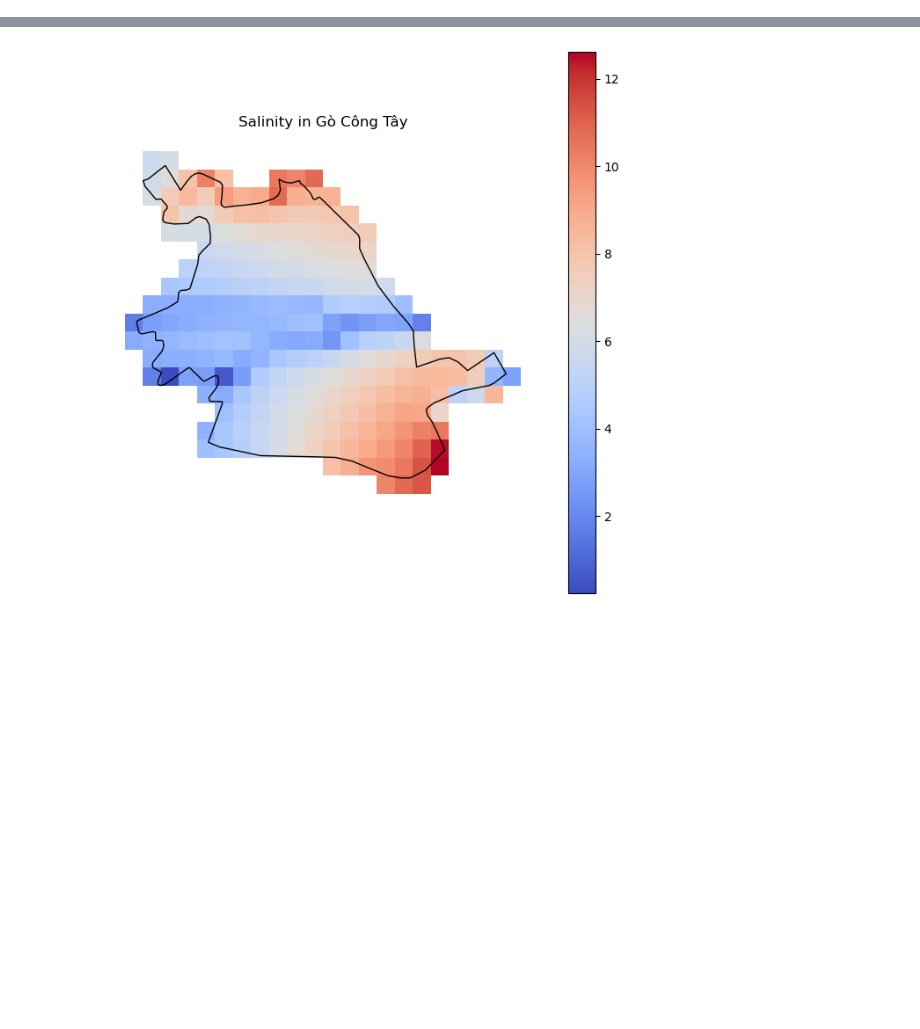
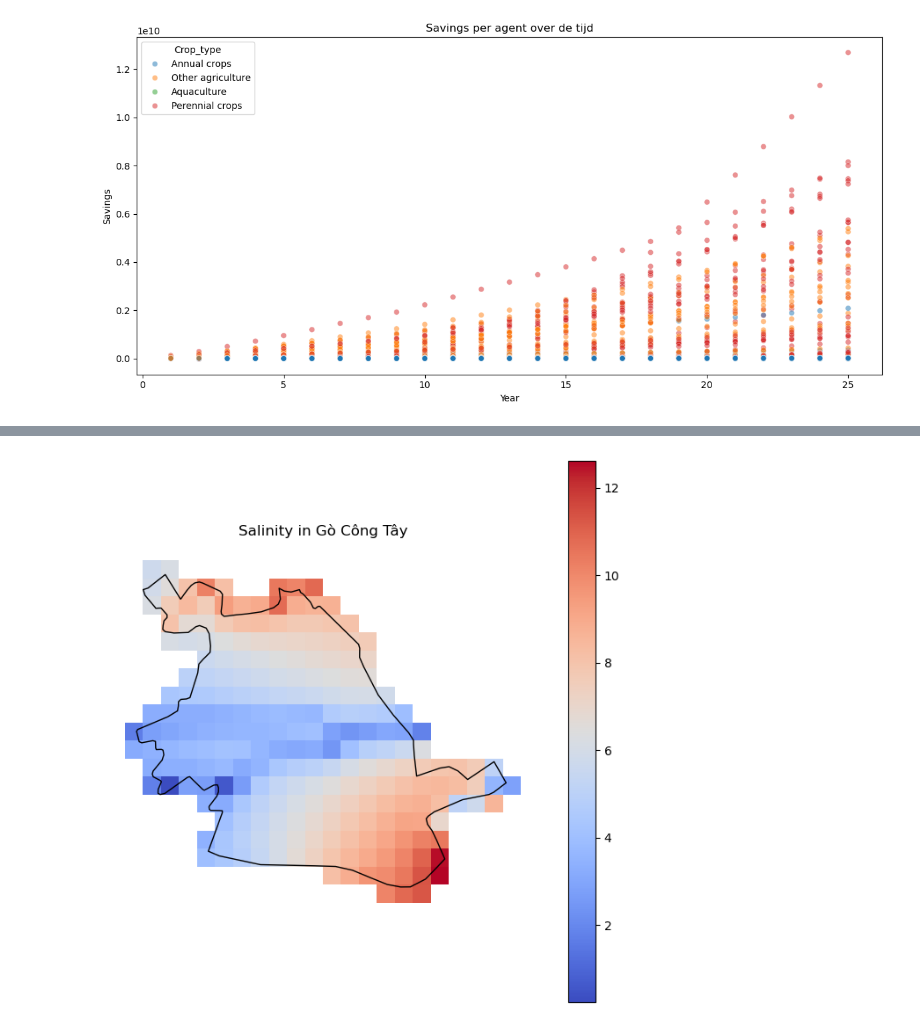
Before and after one commit to Juliettevanalst/Thesis, a Jupyter notebook: Model_Version3/Model_run3.ipynb, the cells around one changed output, grey strips where cells are left out. Saved outputs shown, nothing was run; the diff lists cells and outputs as text; code cells hidden in the pictures; blank space fills up the shorter version.

```diff
--- a/Model_Version3/Model_run3.ipynb
+++ b/Model_Version3/Model_run3.ipynb
@@ -55,0 +46,5 @@ model_data
+# %%
+agent_data = model.datacollector.get_agent_vars_dataframe()
+
+agent_savings = agent_data[agent_data['Savings'].notna()]
+agent_savings
@@ -55,0 +93,16 @@ model_data
+# %%
+# agent_savings = agent_savings[agent_savings['Crop_type'].notna()]
+agent_savings = agent_data[agent_data['Savings'].notna()]
+agent_savings = agent_savings.reset_index()  # zodat 'Step' en 'AgentID' weer kolommen zijn
+agent_savings['Year'] = agent_savings['Step'] / 12
+
+import seaborn as sns
+plt.figure(figsize=(12, 6))
+sns.scatterplot(data=agent_savings, x='Year', y='Savings', hue='Crop_type', alpha=0.5)
+plt.title("Savings per agent over de tijd")
+plt.ylabel("Savings")
+plt.xlabel("Year")
+plt.tight_layout()
+plt.show()
+# %% [output]
+[figure, added]
```
Also changed, not shown: parts of 7 cells of this notebook, 5 other files.
